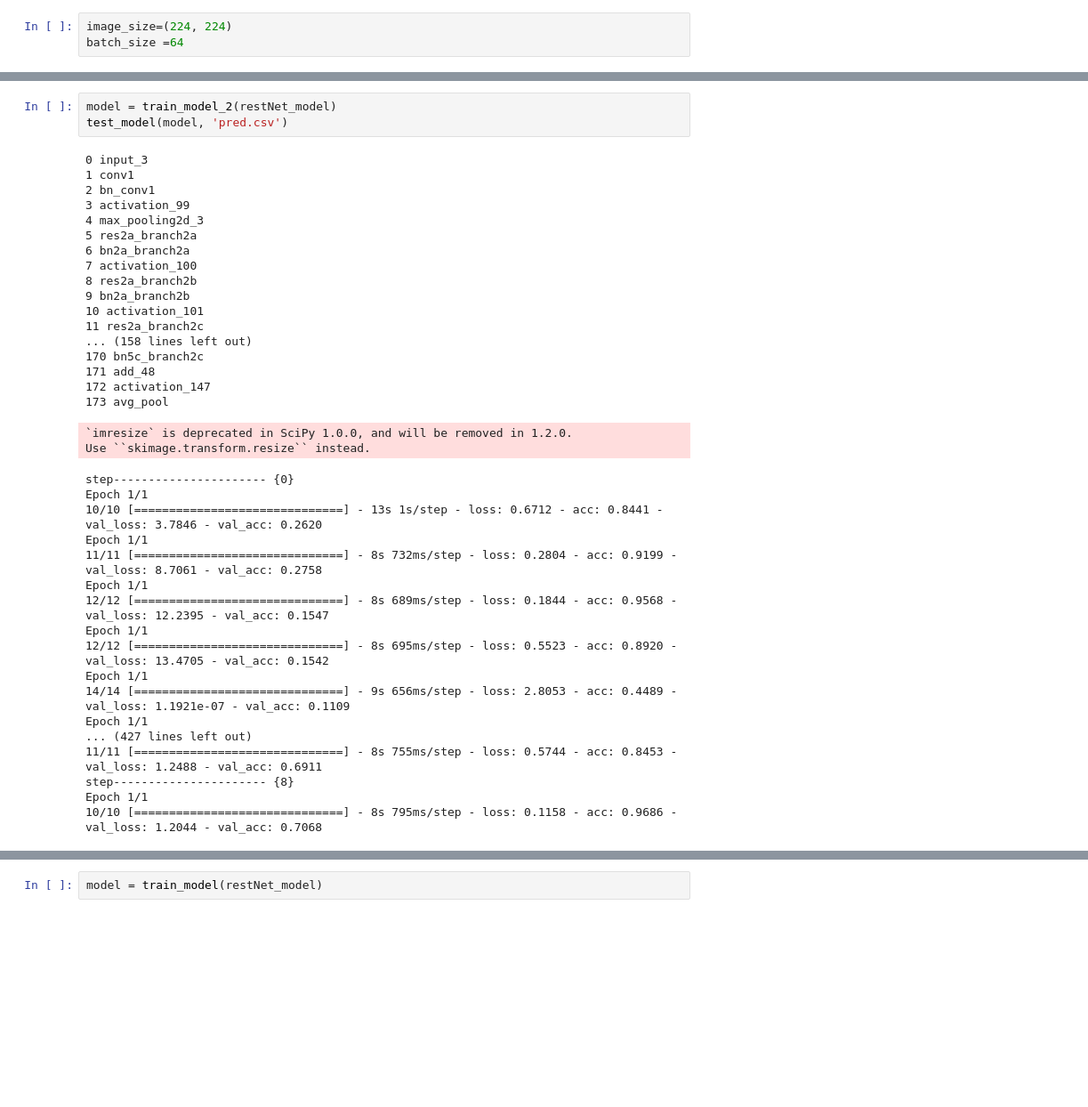
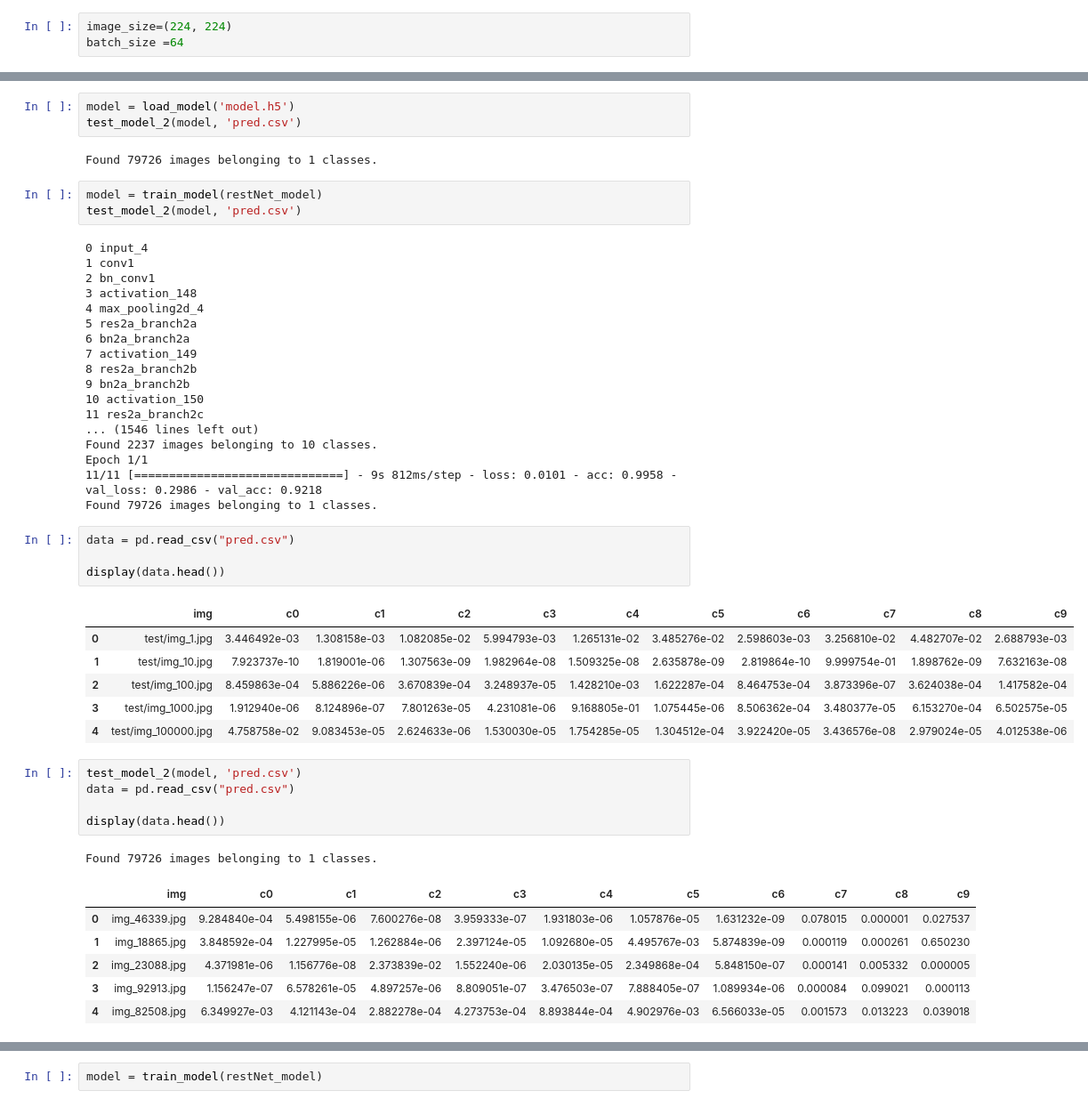
Before and after one commit to rosaann/driver, a Jupyter notebook: driver.ipynb, the cells around one changed output, grey strips where cells are left out. Shown at 89% size. Saved outputs shown, nothing was run; the diff lists cells and outputs as text; blank space fills up the shorter version.

```diff
--- a/driver.ipynb
+++ b/driver.ipynb
@@ -479,43 +471,53 @@ def test_model_2(model, file_name):
 
     df.to_csv(file_name, index=None)
     df.head(10)
+# %%
+model = load_model('model.h5')
+test_model_2(model, 'pred.csv')
+# %% [output]
+Found 79726 images belonging to 1 classes.
 # %%
-model = train_model_2(restNet_model)
-test_model(model, 'pred.csv')
+model = train_model(restNet_model)
+test_model_2(model, 'pred.csv')
 # %% [output]
-0 input_3
+0 input_4
 1 conv1
 2 bn_conv1
-3 activation_99
-4 max_pooling2d_3
+3 activation_148
+4 max_pooling2d_4
 5 res2a_branch2a
 6 bn2a_branch2a
-7 activation_100
+7 activation_149
 8 res2a_branch2b
 9 bn2a_branch2b
-10 activation_101
+10 activation_150
 11 res2a_branch2c
-... (158 lines left out)
-170 bn5c_branch2c
-171 add_48
-172 activation_147
-173 avg_pool
+... (1546 lines left out)
+Found 2237 images belonging to 10 classes.
+Epoch 1/1
+11/11 [==============================] - 9s 812ms/step - loss: 0.0101 - acc: 0.9958 - val_loss: 0.2986 - val_acc: 0.9218
+Found 79726 images belonging to 1 classes.
-`imresize` is deprecated in SciPy 1.0.0, and will be removed in 1.2.0.
-Use ``skimage.transform.resize`` instead.
-step---------------------- {0}
-Epoch 1/1
-10/10 [==============================] - 13s 1s/step - loss: 0.6712 - acc: 0.8441 - val_loss: 3.7846 - val_acc: 0.2620
-Epoch 1/1
-11/11 [==============================] - 8s 732ms/step - loss: 0.2804 - acc: 0.9199 - val_loss: 8.7061 - val_acc: 0.2758
-Epoch 1/1
-12/12 [==============================] - 8s 689ms/step - loss: 0.1844 - acc: 0.9568 - val_loss: 12.2395 - val_acc: 0.1547
-Epoch 1/1
-12/12 [==============================] - 8s 695ms/step - loss: 0.5523 - acc: 0.8920 - val_loss: 13.4705 - val_acc: 0.1542
-Epoch 1/1
-14/14 [==============================] - 9s 656ms/step - loss: 2.8053 - acc: 0.4489 - val_loss: 1.1921e-07 - val_acc: 0.1109
-Epoch 1/1
-... (427 lines left out)
-11/11 [==============================] - 8s 755ms/step - loss: 0.5744 - acc: 0.8453 - val_loss: 1.2488 - val_acc: 0.6911
-step---------------------- {8}
-Epoch 1/1
-10/10 [==============================] - 8s 795ms/step - loss: 0.1158 - acc: 0.9686 - val_loss: 1.2044 - val_acc: 0.7068
+# %%
+data = pd.read_csv("pred.csv")
+
+display(data.head())
+# %% [output]
+|  | img | c0 | c1 | c2 | c3 | c4 | c5 | c6 | c7 | c8 | c9 |
+| 0 | test/img_1.jpg | 3.446492e-03 | 1.308158e-03 | 1.082085e-02 | 5.994793e-03 | 1.265131e-02 | 3.485276e-02 | 2.598603e-03 | 3.256810e-02 | 4.482707e-02 | 2.688793e-03 |
+| 1 | test/img_10.jpg | 7.923737e-10 | 1.819001e-06 | 1.307563e-09 | 1.982964e-08 | 1.509325e-08 | 2.635878e-09 | 2.819864e-10 | 9.999754e-01 | 1.898762e-09 | 7.632163e-08 |
+| 2 | test/img_100.jpg | 8.459863e-04 | 5.886226e-06 | 3.670839e-04 | 3.248937e-05 | 1.428210e-03 | 1.622287e-04 | 8.464753e-04 | 3.873396e-07 | 3.624038e-04 | 1.417582e-04 |
+| 3 | test/img_1000.jpg | 1.912940e-06 | 8.124896e-07 | 7.801263e-05 | 4.231081e-06 | 9.168805e-01 | 1.075445e-06 | 8.506362e-04 | 3.480377e-05 | 6.153270e-04 | 6.502575e-05 |
+| 4 | test/img_100000.jpg | 4.758758e-02 | 9.083453e-05 | 2.624633e-06 | 1.530030e-05 | 1.754285e-05 | 1.304512e-04 | 3.922420e-05 | 3.436576e-08 | 2.979024e-05 | 4.012538e-06 |
+# %%
+test_model_2(model, 'pred.csv')
+data = pd.read_csv("pred.csv")
+
+display(data.head())
+# %% [output]
+Found 79726 images belonging to 1 classes.
+|  | img | c0 | c1 | c2 | c3 | c4 | c5 | c6 | c7 | c8 | c9 |
+| 0 | img_46339.jpg | 9.284840e-04 | 5.498155e-06 | 7.600276e-08 | 3.959333e-07 | 1.931803e-06 | 1.057876e-05 | 1.631232e-09 | 0.078015 | 0.000001 | 0.027537 |
+| 1 | img_18865.jpg | 3.848592e-04 | 1.227995e-05 | 1.262884e-06 | 2.397124e-05 | 1.092680e-05 | 4.495767e-03 | 5.874839e-09 | 0.000119 | 0.000261 | 0.650230 |
+| 2 | img_23088.jpg | 4.371981e-06 | 1.156776e-08 | 2.373839e-02 | 1.552240e-06 | 2.030135e-05 | 2.349868e-04 | 5.848150e-07 | 0.000141 | 0.005332 | 0.000005 |
+| 3 | img_92913.jpg | 1.156247e-07 | 6.578261e-05 | 4.897257e-06 | 8.809051e-07 | 3.476503e-07 | 7.888405e-07 | 1.089934e-06 | 0.000084 | 0.099021 | 0.000113 |
+| 4 | img_82508.jpg | 6.349927e-03 | 4.121143e-04 | 2.882278e-04 | 4.273753e-04 | 8.893844e-04 | 4.902976e-03 | 6.566033e-05 | 0.001573 | 0.013223 | 0.039018 |
```
Also changed, not shown: parts of 13 cells of this notebook.
